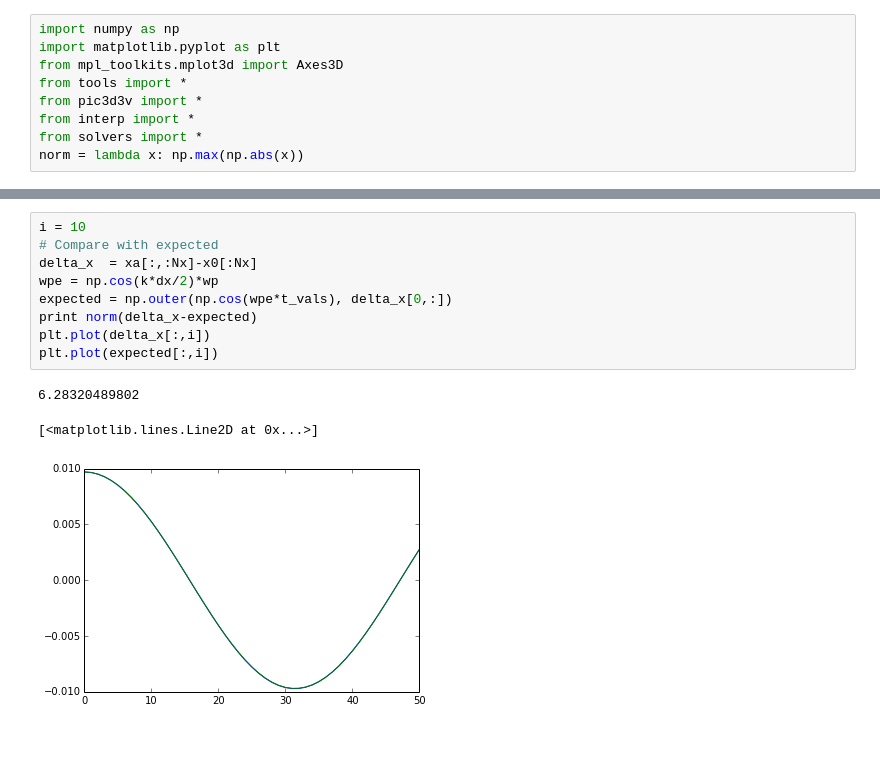
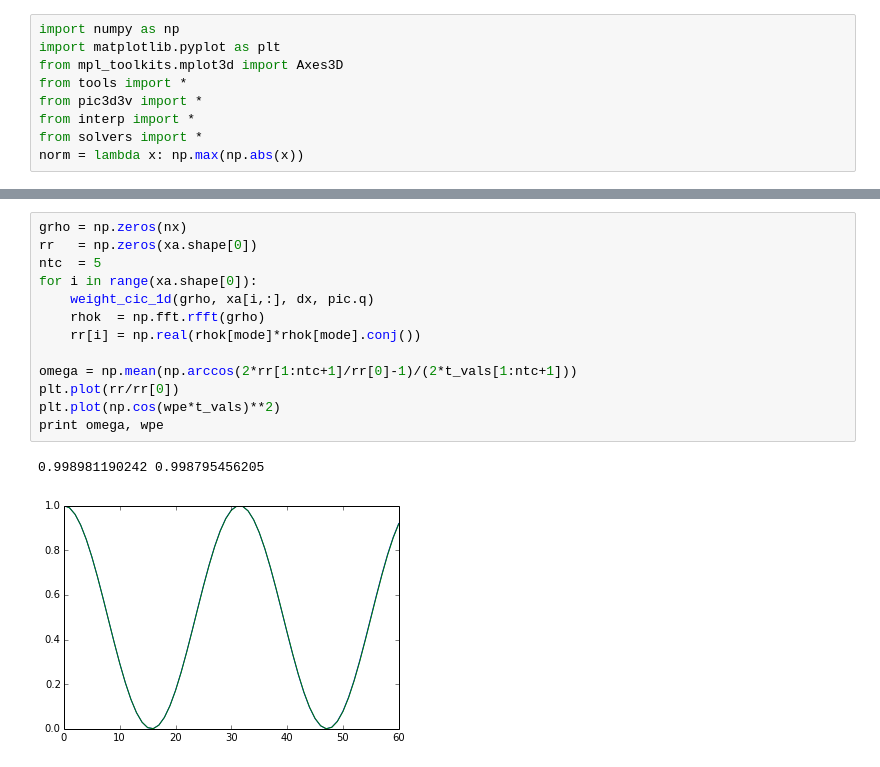
Before and after one commit to dreamer2368/py3d3v, a Jupyter notebook: py3d3v/fillvolume.ipynb, the cells around one changed output, grey strips where cells are left out. Cells and saved outputs as stored; diff of their text form; blank space fills up the shorter version.

```diff
--- a/py3d3v/fillvolume.ipynb
+++ b/py3d3v/fillvolume.ipynb
@@ -99,13 +95,16 @@ plt.plot(expected[:,i])
-# %%
-i = 10
-# Compare with expected
-delta_x  = xa[:,:Nx]-x0[:Nx]
-wpe = np.cos(k*dx/2)*wp
-expected = np.outer(np.cos(wpe*t_vals), delta_x[0,:])
-print norm(delta_x-expected)
-plt.plot(delta_x[:,i])
-plt.plot(expected[:,i])
-# %% [output]
-6.28320489802
-[<matplotlib.lines.Line2D at 0x...>]
-[figure, removed]
+# %%
+grho = np.zeros(nx)
+rr   = np.zeros(xa.shape[0])
+ntc  = 5
+for i in range(xa.shape[0]):
+    weight_cic_1d(grho, xa[i,:], dx, pic.q)
+    rhok  = np.fft.rfft(grho)
+    rr[i] = np.real(rhok[mode]*rhok[mode].conj())
+
+omega = np.mean(np.arccos(2*rr[1:ntc+1]/rr[0]-1)/(2*t_vals[1:ntc+1]))
+plt.plot(rr/rr[0])
+plt.plot(np.cos(wpe*t_vals)**2)
+print omega, wpe
+# %% [output]
+0.998981190242 0.998795456205
+[figure, added]
```
Also changed, not shown: parts of 4 cells of this notebook.
